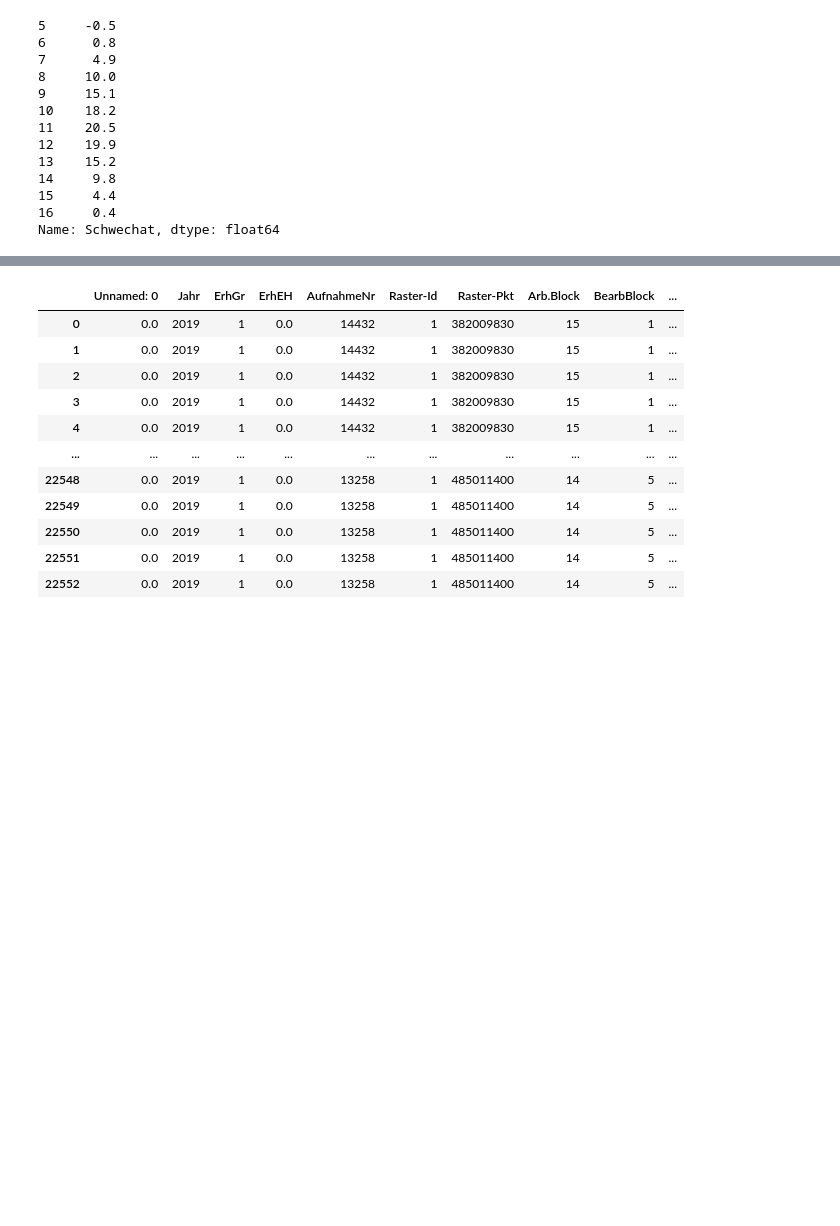
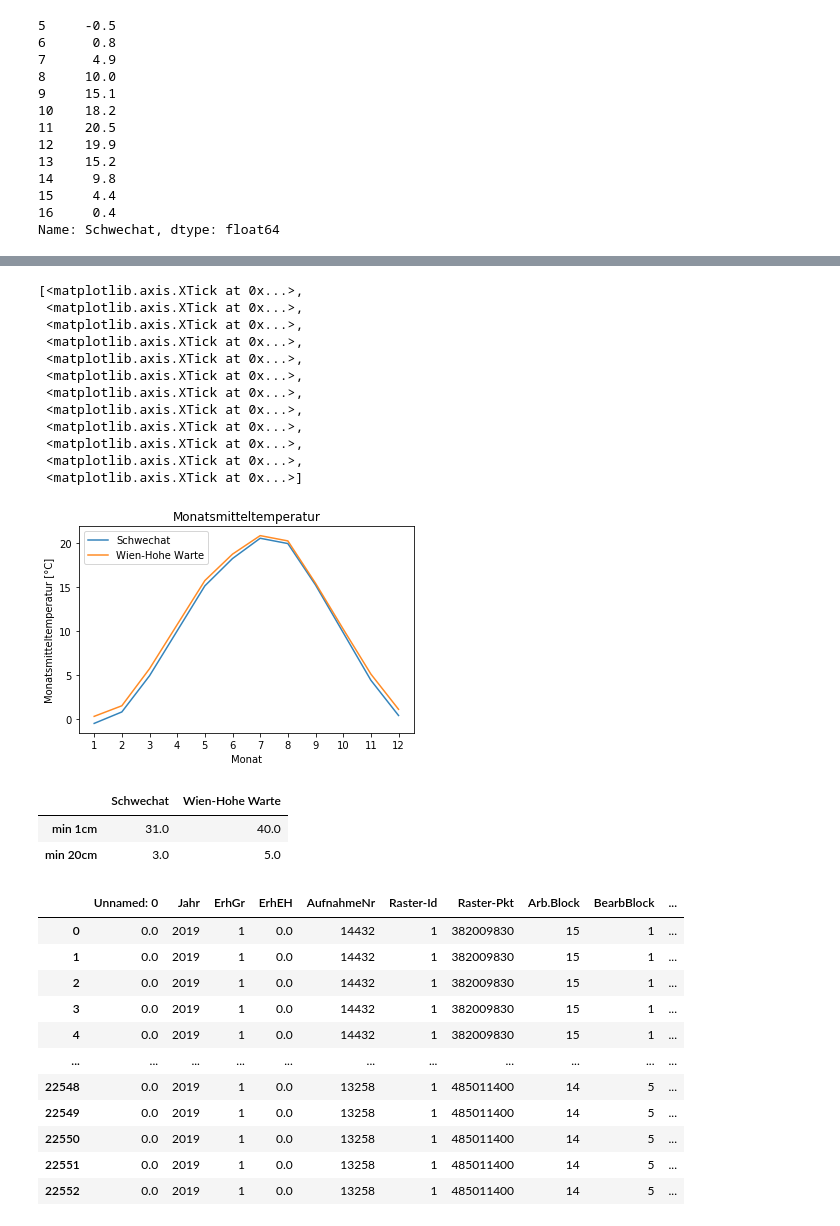
Before and after one commit to satlawa/obf_autop, a Jupyter notebook: main_03.ipynb, the cells around one changed output, grey strips where cells are left out. Saved outputs shown, nothing was run; the diff lists cells and outputs as text; code cells hidden in the pictures; blank space fills up the shorter version.

```diff
--- a/main_03.ipynb
+++ b/main_03.ipynb
@@ -152,3 +111,9 @@ x['Schwechat']
 15     4.4
 16     0.4
 Name: Schwechat, dtype: float64
+# %%
+table=[]
+table.append(x['Schwechat'])
+table.append(x['Wien-Hohe Warte'])
+table = pd.concat(table, axis=1)
+table.set_index([pd.Index([1, 2, 3, 4, 5, 6, 7, 8, 9, 10, 11, 12])], inplace=True)
@@ -154,0 +136,27 @@ Name: Schwechat, dtype: float64
+# %%
+filterx = 'Monatsmitteltemperatur [°C]'
+titlex = 'Monatsmitteltemperatur'
+# Create a figure of given size
+fig = plt.figure(figsize=(6,3.8))
+# Add a subplot
+ax = fig.add_subplot(111)
+# plot
+table.plot(kind='line', ax=ax, stacked=False, alpha=0.9, title=titlex)
+ax.set_ylabel(filterx)
+ax.set_xlabel("Monat")
+ax.xaxis.set_ticks(np.arange(1, 13, 1))
+#ax.set_xticklabels(ax.xaxis.get_majorticklabels(), rotation=45)
+# %% [output]
+[<matplotlib.axis.XTick at 0x...>,
+ <matplotlib.axis.XTick at 0x...>,
+ <matplotlib.axis.XTick at 0x...>,
+ <matplotlib.axis.XTick at 0x...>,
+ <matplotlib.axis.XTick at 0x...>,
+ <matplotlib.axis.XTick at 0x...>,
+ <matplotlib.axis.XTick at 0x...>,
+ <matplotlib.axis.XTick at 0x...>,
+ <matplotlib.axis.XTick at 0x...>,
+ <matplotlib.axis.XTick at 0x...>,
+ <matplotlib.axis.XTick at 0x...>,
+ <matplotlib.axis.XTick at 0x...>]
+[figure, added]
@@ -155,3 +171,9 @@ Name: Schwechat, dtype: float64
+# %%
+table
+# %% [output]
+|  | Schwechat | Wien-Hohe Warte |
+| min 1cm | 31.0 | 40.0 |
+| min 20cm | 3.0 | 5.0 |
 # %%
 obf_spi.data
 # %% [output]
```
Also changed, not shown: parts of 6 cells of this notebook, 4 other files.
